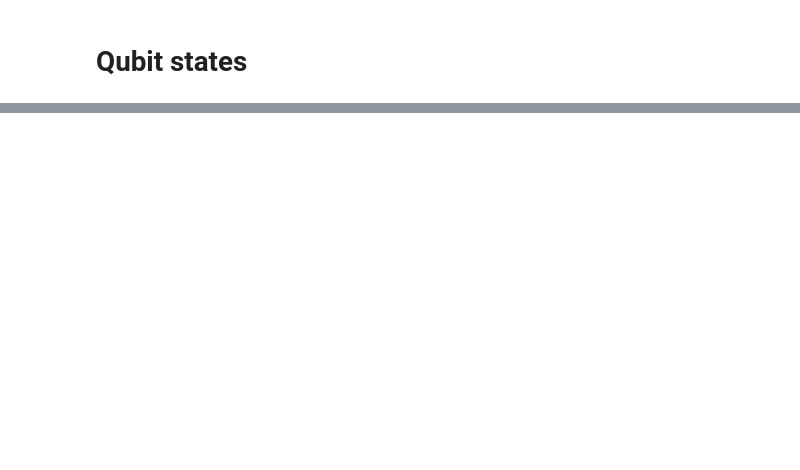
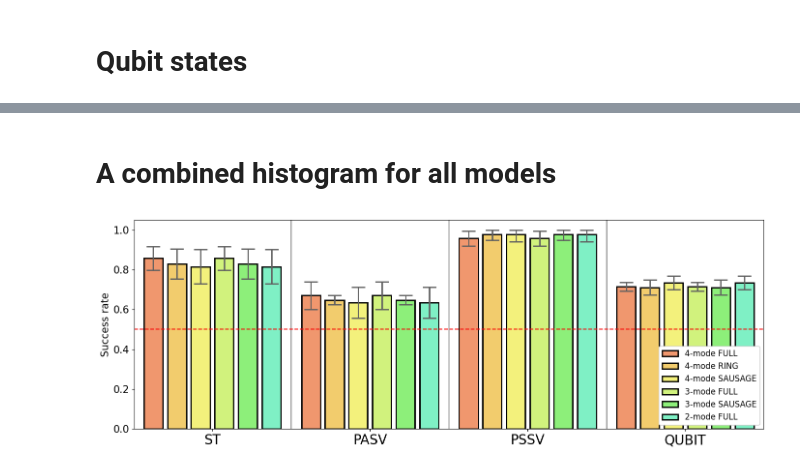
Before and after one commit to JohannesAnnala/EchoStateNetwork-and-NARMA, a Jupyter notebook: main.ipynb, the cells around one changed output, grey strips where cells are left out. Cells and saved outputs as stored; diff of their text form; code cells hidden in the pictures; blank space fills up the shorter version.

```diff
--- a/main.ipynb
+++ b/main.ipynb
@@ -284,0 +333,35 @@ c1_simple_ = np.array([np.cos(x)*np.exp(1j*y) for x,y in zip(theta_simple_, phi_
+# %% [markdown]
+# A combined histogram for all models
+# %%
+data = np.array(datas_mean + datas_mean)
+data_err = np.array(datas_std + datas_std)
+
+fig, ax = plt.subplots(figsize=(14,5))
+
+index = np.arange(len(input_types))
+bar_width = 0.12
+bar_gap = 0.03  # 👈 controls spacing between bars inside group
+
+ax.tick_params(axis='y', labelsize=15)
+ax.tick_params(axis='x', labelsize=20)
+ax.set_ylabel('Success rate', fontsize=15)
+ax.set_ylim(0,1.05)
+
+for i in range(len(models)):
+    ax.bar(index + i * (bar_width + bar_gap), data[i], bar_width, yerr=[data_err[i], data_err[i] - (np.maximum(data[i]+data_err[i],1) - 1)], color=plotcolors[i], ecolor="#606060", error_kw={'elinewidth': 2.0, 'capthick': 2.0}, capsize=10, edgecolor='black', linewidth=2.0, label=models[i])
+
+for group in range(1, len(input_types)):
+    ax.axvline(group - 0.125, color='black', linewidth=1, zorder= 0)
+
+ax.axhline(0.5, c="#f70909", linestyle='--', linewidth=1.5, zorder = 2)
+
+# Center x-ticks properly
+group_width = len(models) * (bar_width + bar_gap) - bar_gap
+plt.xticks(index + group_width / 2 - bar_width / 2, input_types)
+
+plt.margins(x=0.016)
+plt.legend(loc='lower right', fontsize=12, framealpha=1.0)
+plt.tight_layout()
+plt.show()
+# %% [output]
+[figure, added]
```
Also changed, not shown: parts of 16 cells of this notebook, 6 other files.
